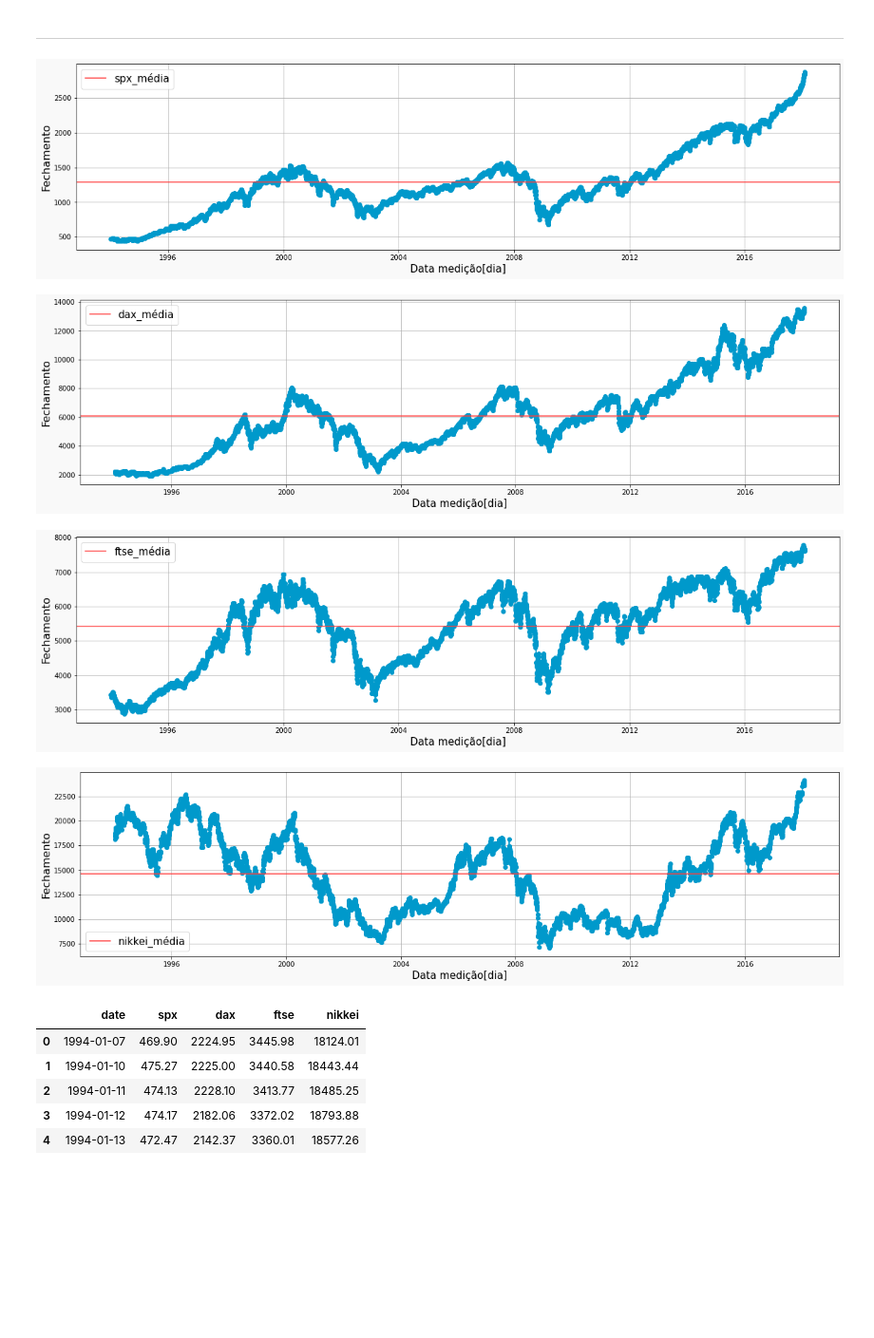
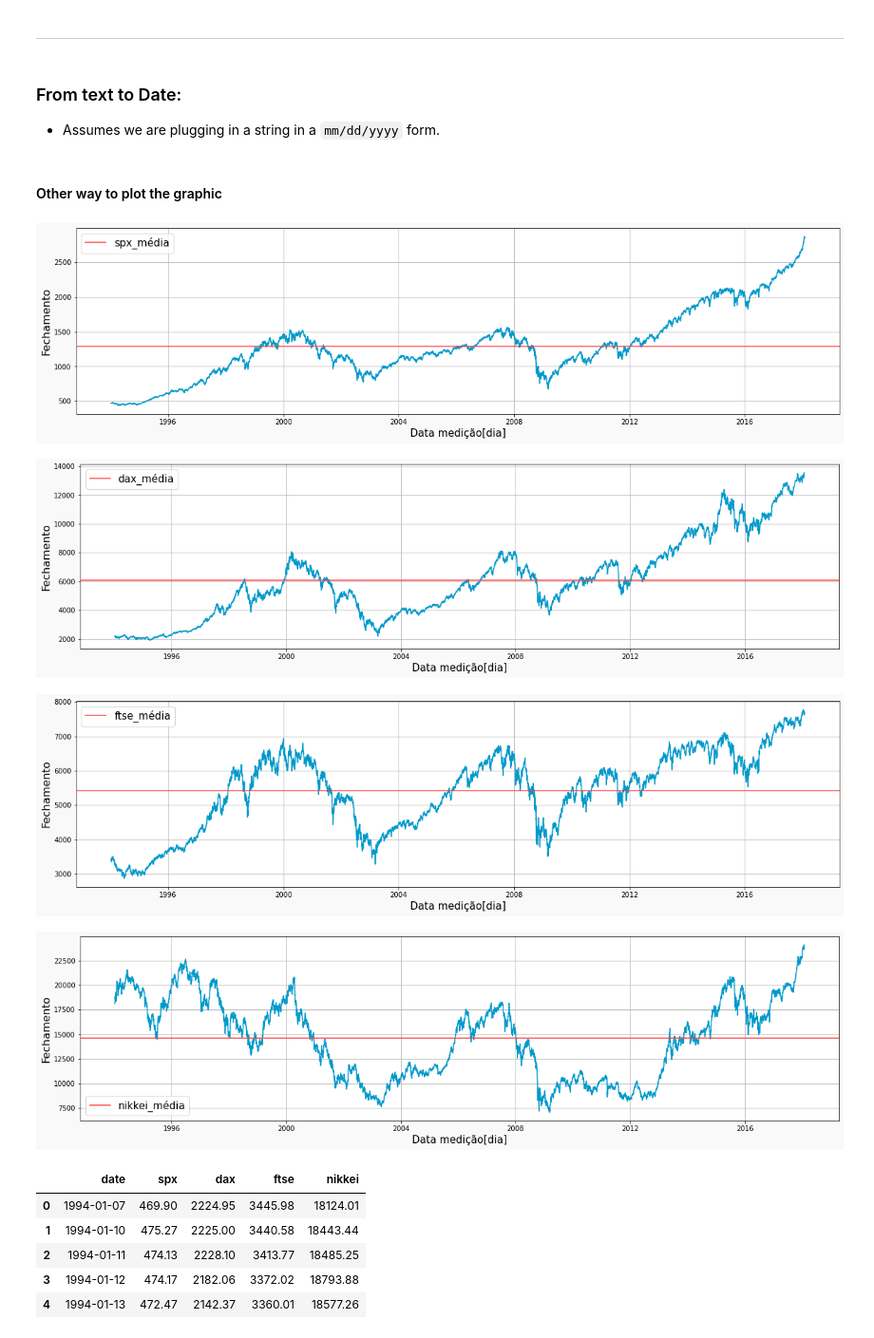
Before and after one commit to ThaliSug/studying, a Jupyter notebook: TimeSeries/TimeSeries - 01_Colecting_Cleaning_data.ipynb, the cells around one changed output. Shown at 95% size. Drawn from its saved outputs; the diff is of its cells as text; code cells hidden in the pictures; blank space fills up the shorter version.

```diff
--- a/TimeSeries/TimeSeries - 01_Colecting_Cleaning_data.ipynb
+++ b/TimeSeries/TimeSeries - 01_Colecting_Cleaning_data.ipynb
@@ -49,6 +59,7 @@ dataset [here](https://www.kaggle.com/datasets/regaipkurt/financial-markets/code
 # %%
-raw_csv_data = pd.read_csv('Index2018.csv')
-df_comp = raw_csv_data.copy()
+archive_path = 'Index2018.csv'
+raw_csv_data = pd.read_csv(archive_path)
+df_comp = raw_csv_data.copy() #we will use this
 # %% [markdown]
 ## Examing the Data
 # %%
@@ -166,24 +197,29 @@ Real diagonal it's what it should follow if normal distributed. So, the data isn
 ---
 # %%
 df_comp = df_comp.reset_index()
+# %% [markdown]
+### From text to Date:
+- Assumes we are plugging in a string in a `mm/dd/yyyy` form.
 # %%
 df_comp.date =pd.to_datetime(df_comp.date, dayfirst=True)
+# %% [markdown]
+#### Other way to plot the graphic
 # %%
 for col in df_comp.columns[1:]:
 
     plt.figure(facecolor='#f9f9f9',edgecolor= '#4a646c',figsize=(20,5))
-    plt.plot(df_comp.date , df_comp[col],'o-',color='#0099cb')#
+    plt.plot(df_comp.date , df_comp[col],'-',color='#0099cb')#
     plt.xlabel('Data medição[dia]',fontsize= 15)
     plt.ylabel('Fechamento',fontsize=16)
     plt.axhline(df_comp[col].mean(),c = '#ff4040',label=f'{col}_média')
     plt.grid(True, 'both','both')
     #plt.xticks(df_comp.iloc[range(0,len(df_comp),1),0],rotation=90)
     plt.legend(fontsize=15);
 # %% [output]
-[figure, old version]
+[figure, new version]
-[figure, old version]
+[figure, new version]
-[figure, old version]
+[figure, new version]
-[figure, old version]
+[figure, new version]
 # %%
 df_comp.head()
 # %% [output]
```
Also changed, not shown: parts of 38 cells of this notebook.
